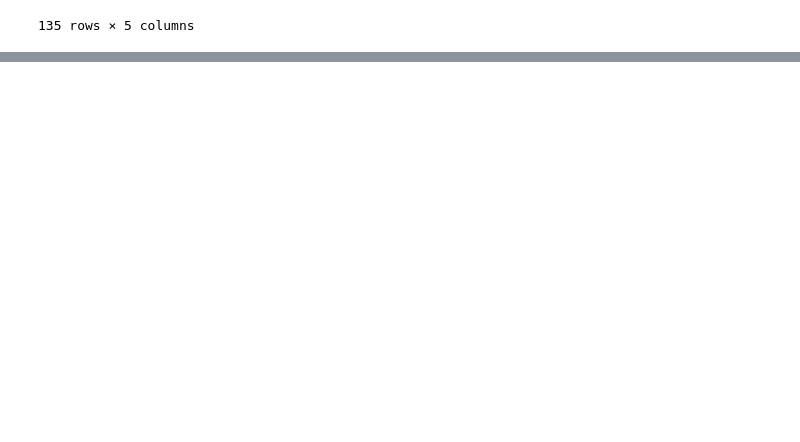
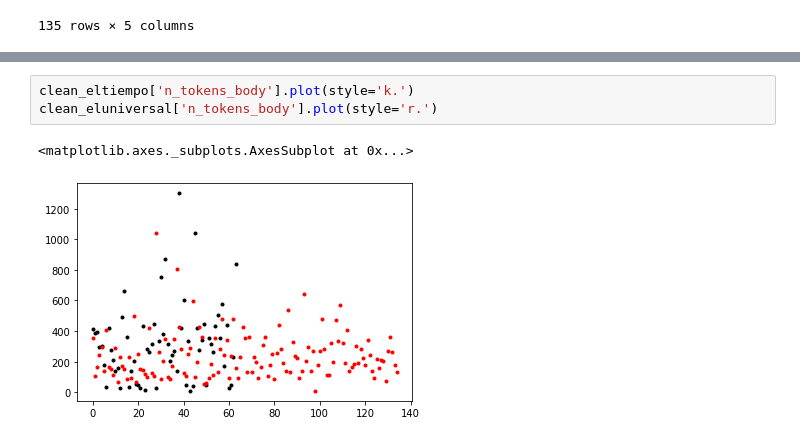
Before and after one commit to sebasb718/Ingenieria-de-datos-Phyton-Platzi, a Jupyter notebook: Jupyter_folder/platzi data live.ipynb, the cells around one changed output, grey strips where cells are left out. Saved outputs shown, nothing was run; the diff lists cells and outputs as text; blank space fills up the shorter version.

```diff
--- a/Jupyter_folder/platzi data live.ipynb
+++ b/Jupyter_folder/platzi data live.ipynb
@@ -386,0 +474,6 @@ Length: 135, dtype: object
+# %%
+clean_eltiempo['n_tokens_body'].plot(style='k.')
+clean_eluniversal['n_tokens_body'].plot(style='r.')
+# %% [output]
+<matplotlib.axes._subplots.AxesSubplot at 0x...>
+[figure, added]
```
Also changed, not shown: parts of 17 cells of this notebook, 5 other files.
